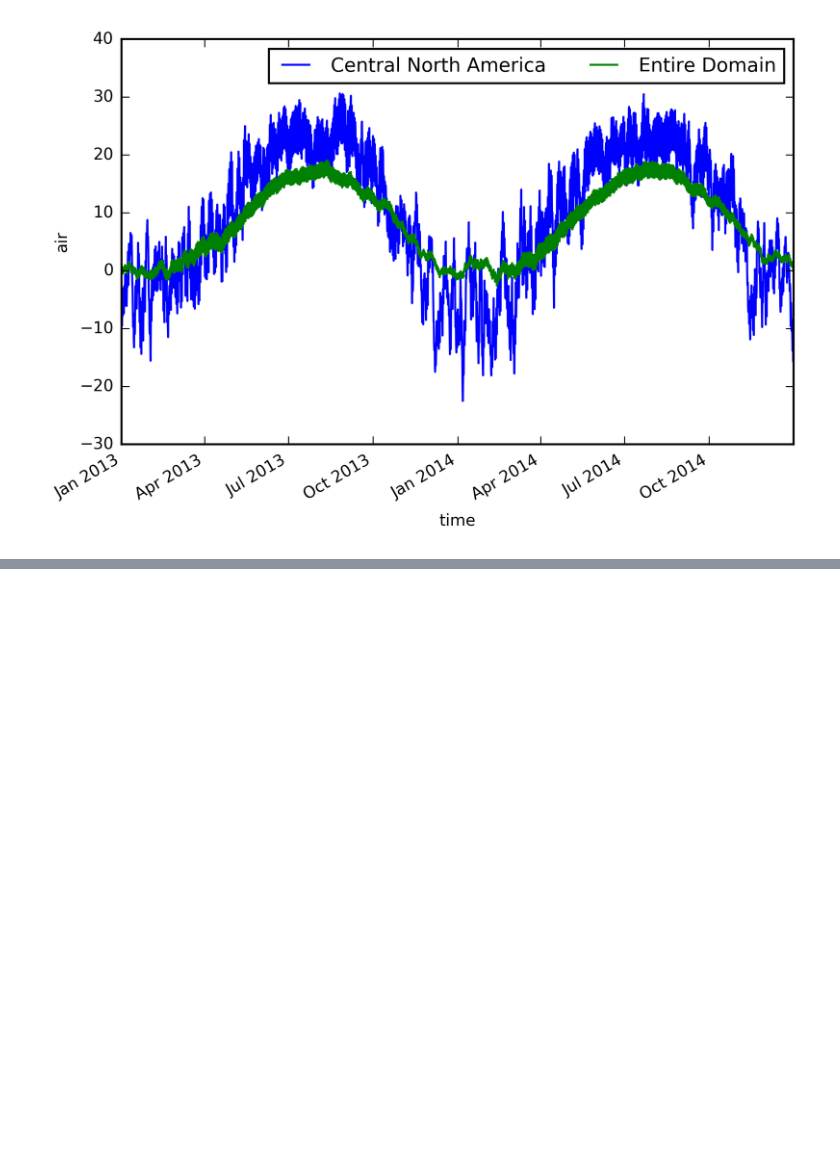
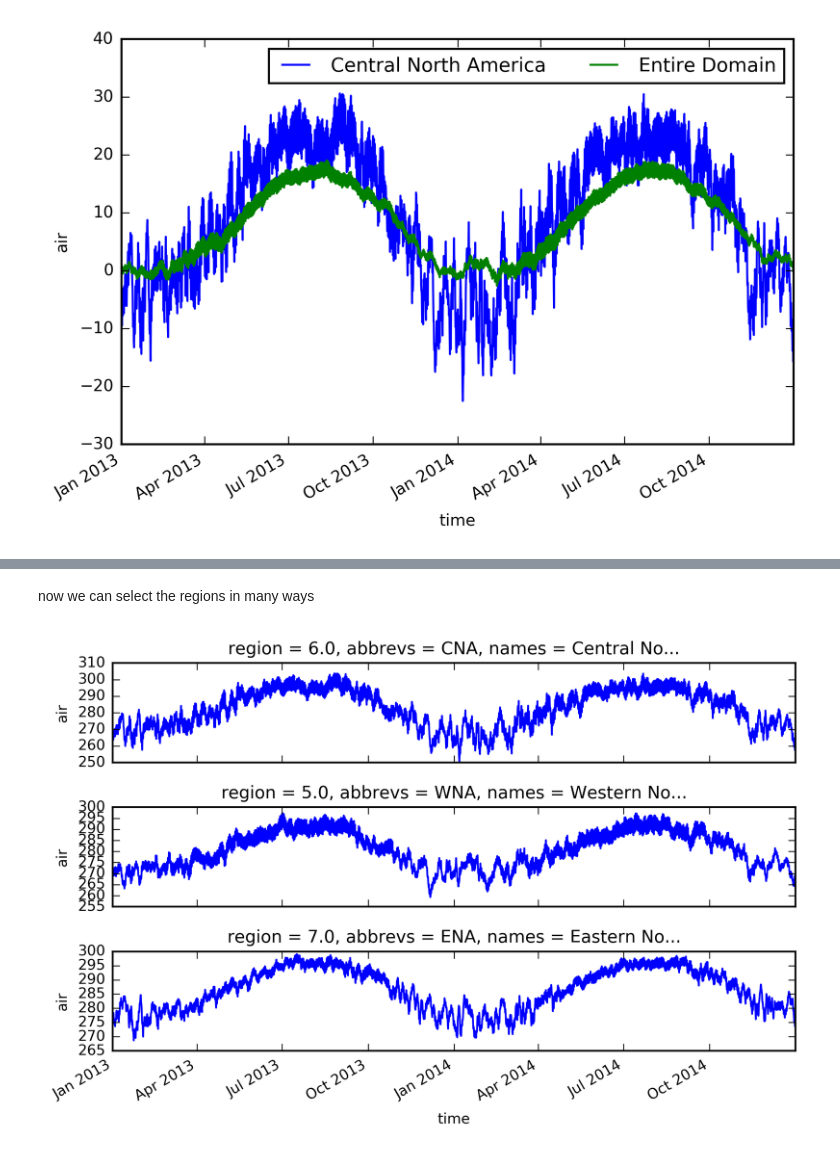
Before and after one commit to regionmask/regionmask, a Jupyter notebook: docs/_static/notebooks/mask_xarray.ipynb, the cells around one changed output, grey strips where cells are left out. Drawn from its saved outputs; the diff is of its cells as text; code cells hidden in the pictures; blank space fills up the shorter version.

```diff
--- a/docs/_static/notebooks/mask_xarray.ipynb
+++ b/docs/_static/notebooks/mask_xarray.ipynb
@@ -54,7 +54,7 @@ All NaN?  True
 # %% [markdown]
 This didn't work - all elements are NaNs! The reason is that airtemps has its longitude from 0 to 360 while the Giorgi regions are defined as -180 to 180. Thus we can provide the `wrap_lon` keyword:
 # %%
-mask = regionmask.giorgi.mask(airtemps, wrap_lon=True)
+mask = regionmask.defined_regions.giorgi.mask(airtemps, wrap_lon=True)
 print('All NaN? ',np.all(np.isnan(mask)))
 # %% [output]
 All NaN?  False
@@ -116,0 +126,8 @@ plt.legend(ncol=2)
+# %%
+# mask needs a name
+mask.name = 'region'
+# %%
+# you can group over all integer values of the mask
+# you have to take the mean over `stacked_lat_lon`
+airtemps_all = airtemps.groupby(mask).mean('stacked_lat_lon')
+airtemps_all
@@ -116,0 +144,8 @@ plt.legend(ncol=2)
+# %%
+# extract the abbreviations and the names of the regions from regionmask
+abbrevs = regionmask.defined_regions.giorgi[airtemps_all.region.values].abbrevs
+names = regionmask.defined_regions.giorgi[airtemps_all.region.values].names
+
+airtemps_all.coords['abbrevs'] = ('region', abbrevs)
+airtemps_all.coords['names'] = ('region', names)
+airtemps_all
@@ -116,0 +162,20 @@ plt.legend(ncol=2)
+# %% [markdown]
+now we can select the regions in many ways
+# %%
+f, axes = plt.subplots(3, 1)
+
+# as before, by the index of the region
+ax = axes[0]
+airtemps_all.sel(region=6).air.plot(ax=ax)
+
+# with the abbreviation
+ax = axes[1]
+airtemps_all.isel(region=(airtemps_all.abbrevs == 'WNA')).air.plot(ax=ax)
+
+# with the long name
+ax = axes[2]
+airtemps_all.isel(region=(airtemps_all.names == 'Eastern North America')).air.plot(ax=ax)
+
+f.tight_layout()
+# %% [output]
+[figure, added]
```
Also changed, not shown: parts of 9 cells of this notebook, 10 other files.
